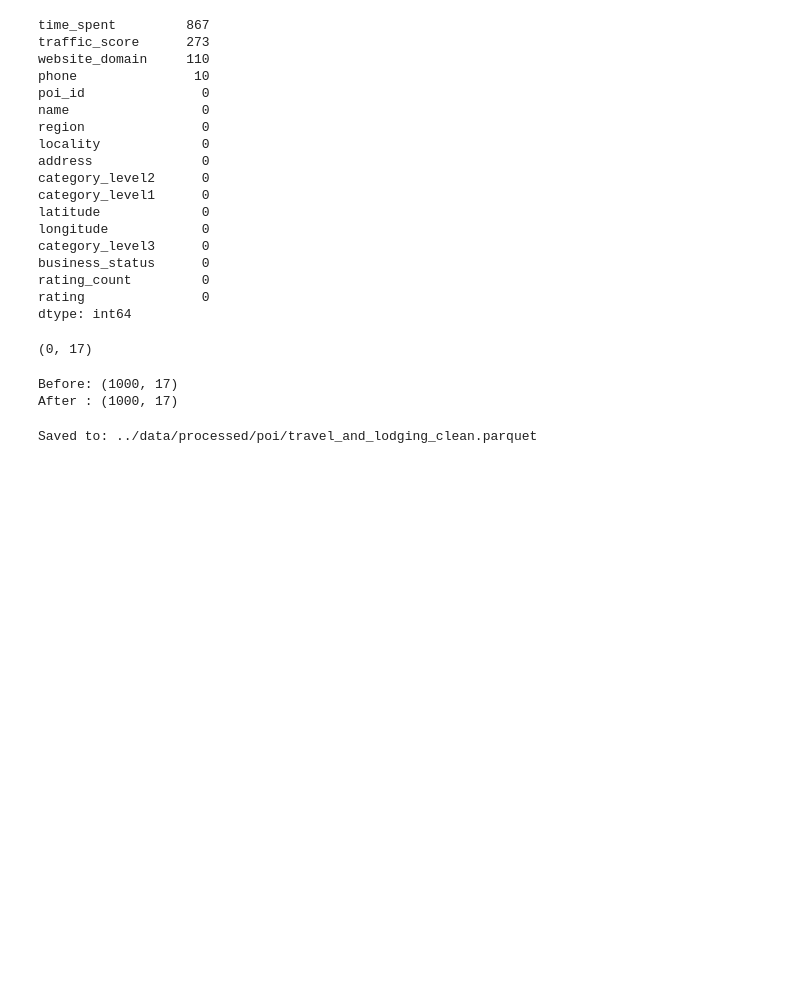
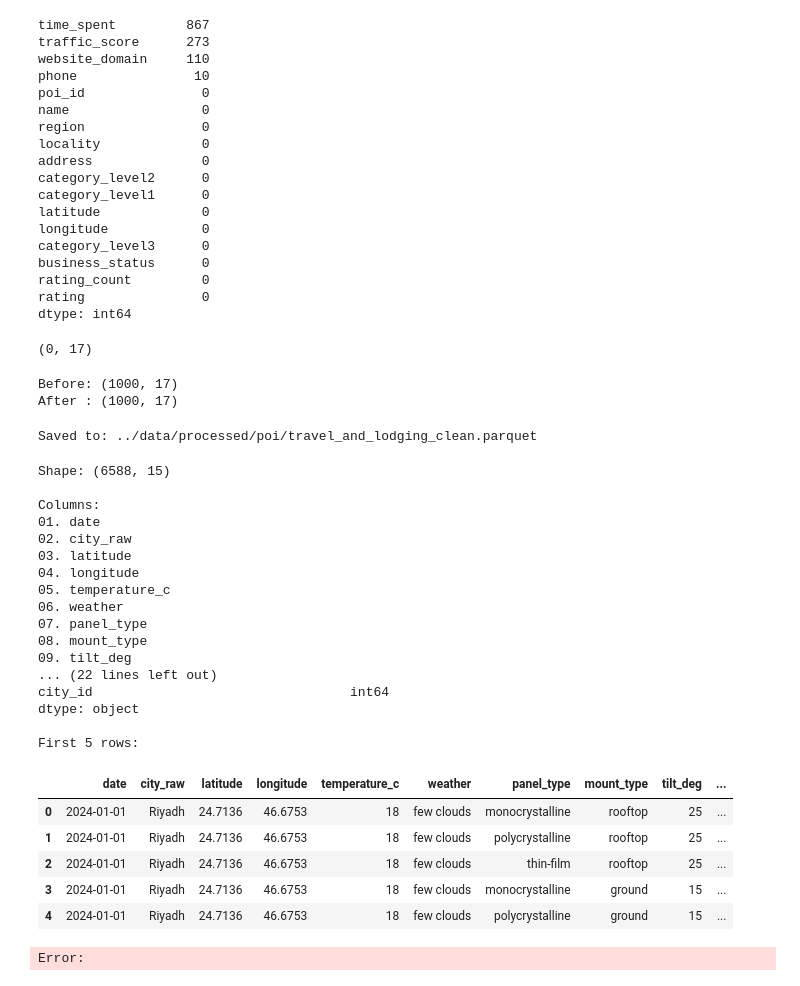
Before and after one commit to MaysAlsalum/DarbakGP, a Jupyter notebook: notebooks/01_exploration.ipynb, the cells around one changed output. Saved outputs shown, nothing was run; the diff lists cells and outputs as text; code cells hidden in the pictures; blank space fills up the shorter version.

```diff
--- a/notebooks/01_exploration.ipynb
+++ b/notebooks/01_exploration.ipynb
@@ -911,3 +911,46 @@ df_clean.to_parquet(out_path, index=False)
 print("Saved to:", out_path)
 # %% [output]
 Saved to: ../data/processed/poi/travel_and_lodging_clean.parquet
+# %%
+import pandas as pd
+
+# المسار الكامل حسب كلامك
+path = r"C:\Users\itsha\Desktop\DarbakGP\data\final\weather_selected.parquet"
+
+weather_final = pd.read_parquet(path)
+
+print("Shape:", weather_final.shape)
+print("\nColumns:")
+for i, c in enumerate(weather_final.columns, 1):
+    print(f"{i:02d}. {c}")
+
+print("\nData types:")
+print(weather_final.dtypes)
+
+print("\nFirst 5 rows:")
+display(weather_final.head())
+# %% [output]
+Shape: (6588, 15)
+
+Columns:
+01. date
+02. city_raw
+03. latitude
+04. longitude
+05. temperature_c
+06. weather
+07. panel_type
+08. mount_type
+09. tilt_deg
+... (22 lines left out)
+city_id                                 int64
+dtype: object
+
+First 5 rows:
+|  | date | city_raw | latitude | longitude | temperature_c | weather | panel_type | mount_type | tilt_deg | ... |
+| 0 | 2024-01-01 | Riyadh | 24.7136 | 46.6753 | 18 | few clouds | monocrystalline | rooftop | 25 | ... |
+| 1 | 2024-01-01 | Riyadh | 24.7136 | 46.6753 | 18 | few clouds | polycrystalline | rooftop | 25 | ... |
+| 2 | 2024-01-01 | Riyadh | 24.7136 | 46.6753 | 18 | few clouds | thin-film | rooftop | 25 | ... |
+| 3 | 2024-01-01 | Riyadh | 24.7136 | 46.6753 | 18 | few clouds | monocrystalline | ground | 15 | ... |
+| 4 | 2024-01-01 | Riyadh | 24.7136 | 46.6753 | 18 | few clouds | polycrystalline | ground | 15 | ... |
+Error:
```
Also changed, not shown: 6 other files.
